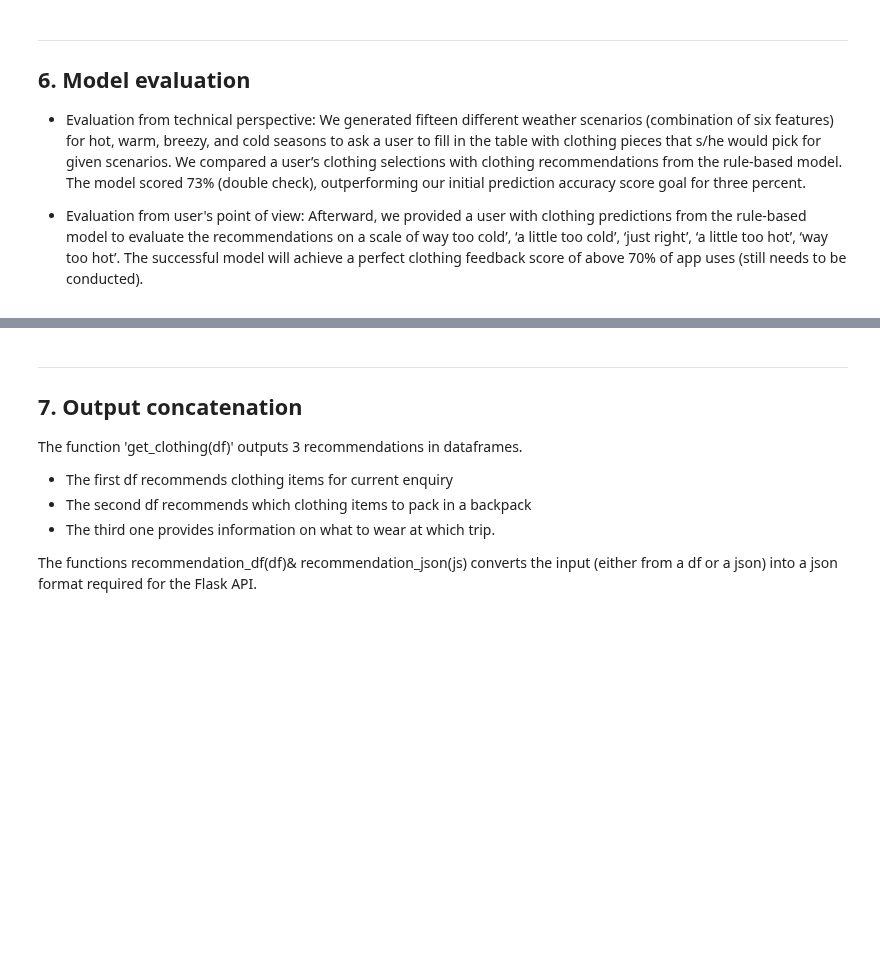
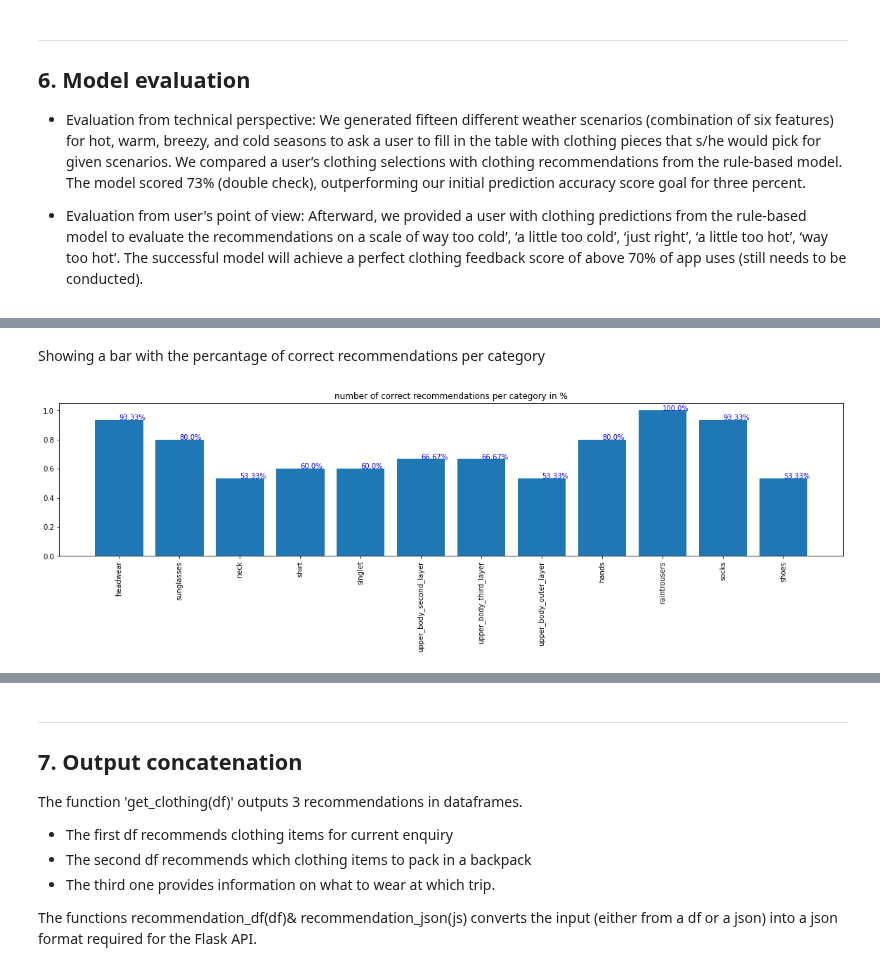
Before and after one commit to TechLabs-Berlin/wt21-commfy, a Jupyter notebook: DS_Files/Commfy_RBM.ipynb, the cells around one changed output, grey strips where cells are left out. Saved outputs shown, nothing was run; the diff lists cells and outputs as text; code cells hidden in the pictures; blank space fills up the shorter version.

```diff
--- a/DS_Files/Commfy_RBM.ipynb
+++ b/DS_Files/Commfy_RBM.ipynb
@@ -614,0 +448,15 @@ plt.show()
+# %% [markdown]
+Showing a bar with the percantage of correct recommendations per category
+# %%
+fig, axs = plt.subplots(1, 1, figsize=(20, 4), sharey=True)
+plt.bar(best.columns,(1-(best.notna().sum()/15)))
+for i, v in enumerate((1-(best.notna().sum()/15))):
+    axs.text(i, v, str(round(v*100,2))+"%",
+            color = 'blue')
+plt.xticks(rotation=90)
+#axs.title('number of wrong recommendations')
+#best.notna().sum().sort_values().plot(drawstyle="bar", linewidth=2, title='number of wrong recommendations')
+plt.title('number of correct recommendations per category in %')
+plt.show()
+# %% [output]
+[figure, added]
```
Also changed, not shown: parts of 34 cells of this notebook.
